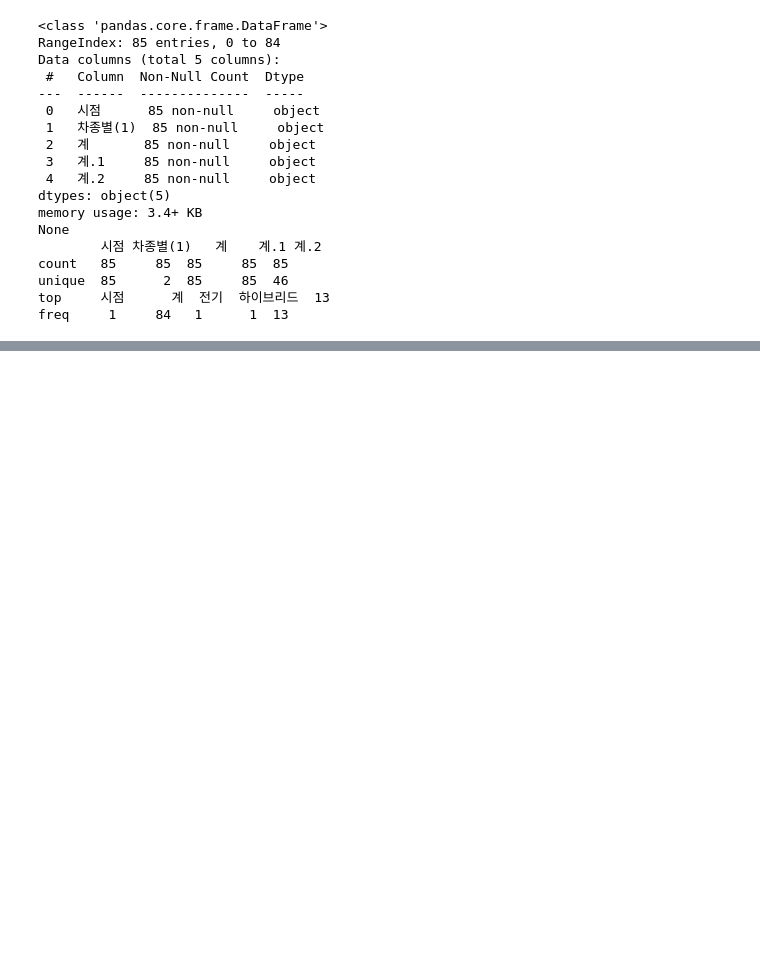
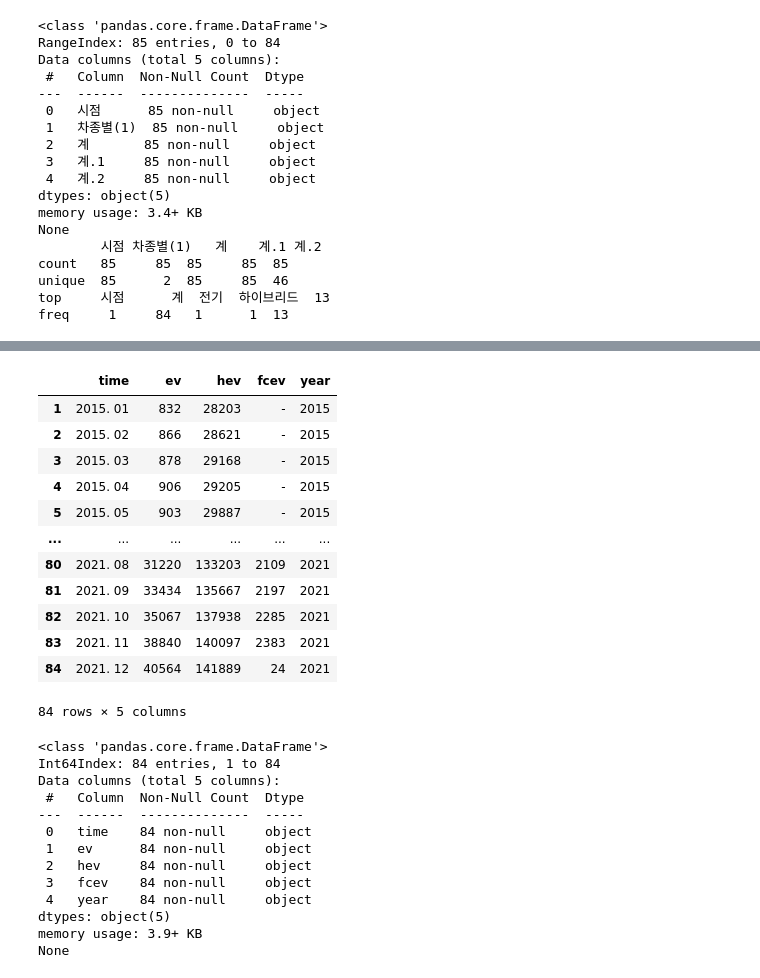
Before and after one commit to suahplanet/mining2022, a Jupyter notebook: data_practice.ipynb, the cells around one changed output, grey strips where cells are left out. Saved outputs shown, nothing was run; the diff lists cells and outputs as text; code cells hidden in the pictures; blank space fills up the shorter version.

```diff
--- a/data_practice.ipynb
+++ b/data_practice.ipynb
@@ -72,0 +119,4 @@ car
+# %%
+df.drop(columns='차종별(1)', inplace=True)
+
+display(df)
@@ -72,0 +168,32 @@ car
+# %%
+df['year'] = df.time.str.split('.').str[0]
+
+display(df)
+print(df.info())
+# %% [output]
+|  | time | ev | hev | fcev | year |
+| 1 | 2015. 01 | 832 | 28203 | - | 2015 |
+| 2 | 2015. 02 | 866 | 28621 | - | 2015 |
+| 3 | 2015. 03 | 878 | 29168 | - | 2015 |
+| 4 | 2015. 04 | 906 | 29205 | - | 2015 |
+| 5 | 2015. 05 | 903 | 29887 | - | 2015 |
+| ... | ... | ... | ... | ... | ... |
+| 80 | 2021. 08 | 31220 | 133203 | 2109 | 2021 |
+| 81 | 2021. 09 | 33434 | 135667 | 2197 | 2021 |
+| 82 | 2021. 10 | 35067 | 137938 | 2285 | 2021 |
+| 83 | 2021. 11 | 38840 | 140097 | 2383 | 2021 |
+| 84 | 2021. 12 | 40564 | 141889 | 24 | 2021 |
+84 rows × 5 columns
+<class 'pandas.core.frame.DataFrame'>
+Int64Index: 84 entries, 1 to 84
+Data columns (total 5 columns):
+ #   Column  Non-Null Count  Dtype
+---  ------  --------------  -----
+ 0   time    84 non-null     object
+ 1   ev      84 non-null     object
+ 2   hev     84 non-null     object
+ 3   fcev    84 non-null     object
+ 4   year    84 non-null     object
+dtypes: object(5)
+memory usage: 3.9+ KB
+None
```
Also changed, not shown: parts of 15 cells of this notebook.
